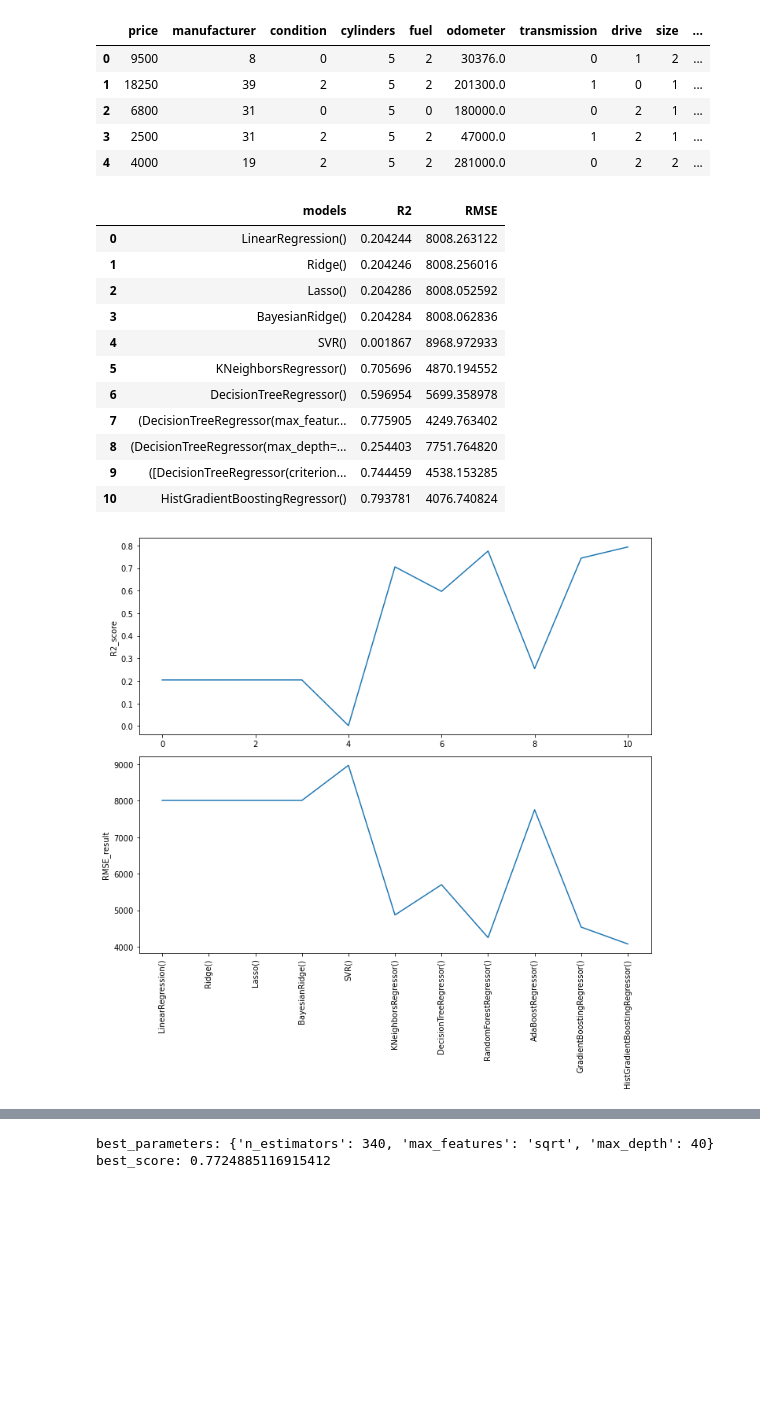
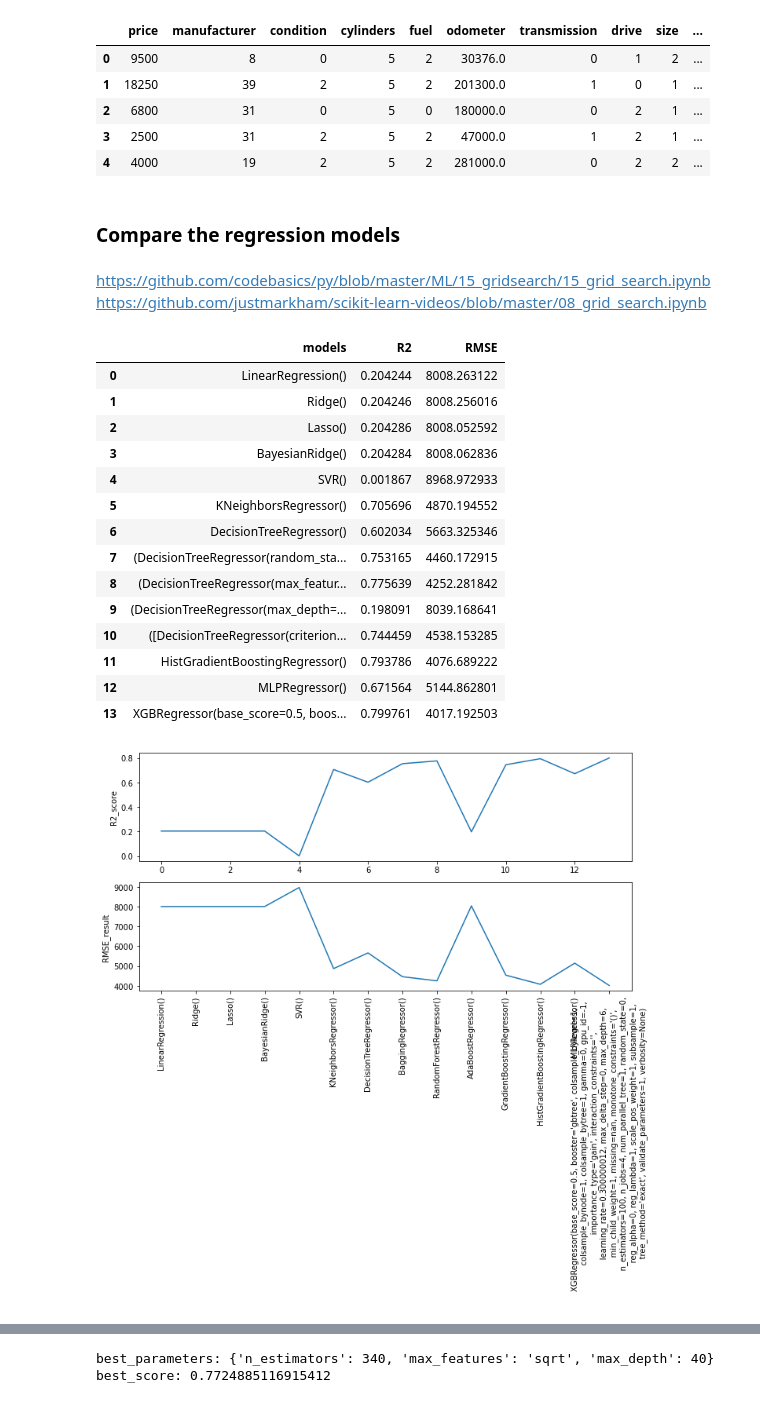
Before and after one commit to RodzanIskandar/Used_Craiglist_Car_Price_Prediction, a Jupyter notebook: machine learning model.ipynb, the cells around one changed output, grey strips where cells are left out. Cells and saved outputs as stored; diff of their text form; code cells hidden in the pictures; blank space fills up the shorter version.

Commit message:
Update feature importances ML model building

```diff
--- a/machine learning model.ipynb
+++ b/machine learning model.ipynb
@@ -51,6 +53,8 @@ X = scaler.fit_transform(X)
 # %%
 from sklearn.model_selection import train_test_split
 X_train, X_test, y_train, y_test = train_test_split(X, y, test_size=0.20, random_state=42)
+# %% [markdown]
+### Compare the regression models
 # %%
 def model_selection(X_train, y_train, X_test, y_test, models):
 
@@ -81,37 +85,46 @@ def model_selection(X_train, y_train, X_test, y_test, models):
     plt.tight_layout()
 
     return pd.DataFrame({'models':models, 'R2':R2_result, 'RMSE':np.sqrt(MSE_result)})
+# %% [markdown]
+https://github.com/codebasics/py/blob/master/ML/15_gridsearch/15_grid_search.ipynb
+https://github.com/justmarkham/scikit-learn-videos/blob/master/08_grid_search.ipynb
 # %%
 from sklearn.linear_model import LinearRegression
 from sklearn.linear_model import Ridge
 from sklearn.linear_model import Lasso
 from sklearn.linear_model import BayesianRidge
 from sklearn.svm import SVR
 from sklearn.neighbors import KNeighborsRegressor
 from sklearn.gaussian_process import GaussianProcessRegressor
 from sklearn.tree import DecisionTreeRegressor
+from sklearn.ensemble import BaggingRegressor
 from sklearn.ensemble import RandomForestRegressor
 from sklearn.ensemble import AdaBoostRegressor
 from sklearn.ensemble import GradientBoostingRegressor
 from sklearn.experimental import enable_hist_gradient_boosting
 from sklearn.ensemble import HistGradientBoostingRegressor
+from sklearn.neural_network import MLPRegressor
+from xgboost import XGBRegressor
 
 models = [LinearRegression(), Ridge(), Lasso(), BayesianRidge(), SVR(), KNeighborsRegressor(),
-          DecisionTreeRegressor(), RandomForestRegressor(), AdaBoostRegressor(), GradientBoostingRegressor(),
-          HistGradientBoostingRegressor()]
+          DecisionTreeRegressor(), BaggingRegressor(), RandomForestRegressor(), AdaBoostRegressor(), GradientBoostingRegressor(),
+          HistGradientBoostingRegressor(), MLPRegressor(), XGBRegressor()]
 
 model_selection(X_train, y_train, X_test, y_test, models)
 # %% [output]
 |  | models | R2 | RMSE |
 | 0 | LinearRegression() | 0.204244 | 8008.263122 |
 | 1 | Ridge() | 0.204246 | 8008.256016 |
 | 2 | Lasso() | 0.204286 | 8008.052592 |
 | 3 | BayesianRidge() | 0.204284 | 8008.062836 |
 | 4 | SVR() | 0.001867 | 8968.972933 |
 | 5 | KNeighborsRegressor() | 0.705696 | 4870.194552 |
-| 6 | DecisionTreeRegressor() | 0.596954 | 5699.358978 |
-| 7 | (DecisionTreeRegressor(max_featur... | 0.775905 | 4249.763402 |
-| 8 | (DecisionTreeRegressor(max_depth=... | 0.254403 | 7751.764820 |
-| 9 | ([DecisionTreeRegressor(criterion... | 0.744459 | 4538.153285 |
-| 10 | HistGradientBoostingRegressor() | 0.793781 | 4076.740824 |
+| 6 | DecisionTreeRegressor() | 0.602034 | 5663.325346 |
+| 7 | (DecisionTreeRegressor(random_sta... | 0.753165 | 4460.172915 |
+| 8 | (DecisionTreeRegressor(max_featur... | 0.775639 | 4252.281842 |
+| 9 | (DecisionTreeRegressor(max_depth=... | 0.198091 | 8039.168641 |
+| 10 | ([DecisionTreeRegressor(criterion... | 0.744459 | 4538.153285 |
+| 11 | HistGradientBoostingRegressor() | 0.793786 | 4076.689222 |
+| 12 | MLPRegressor() | 0.671564 | 5144.862801 |
+| 13 | XGBRegressor(base_score=0.5, boos... | 0.799761 | 4017.192503 |
-[figure, old version]
+[figure, new version]
```
Also changed, not shown: parts of 14 cells of this notebook.
